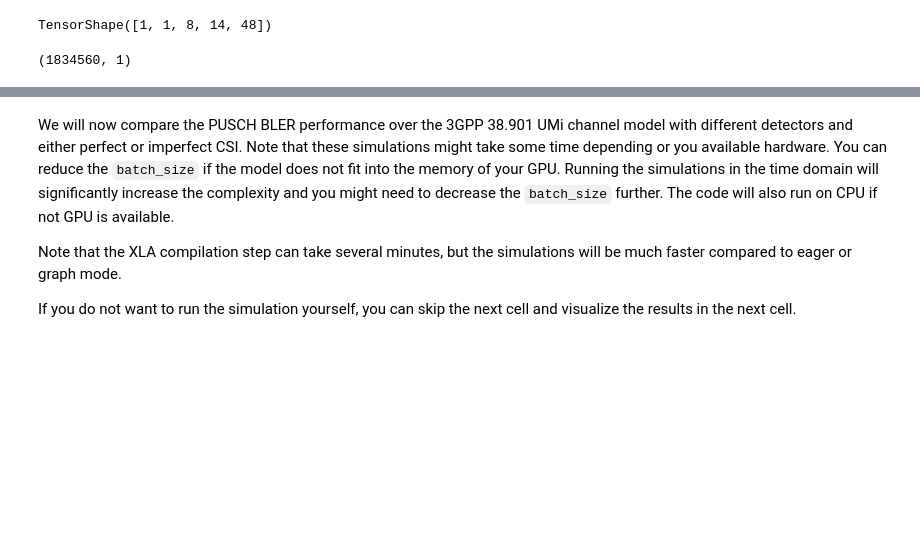
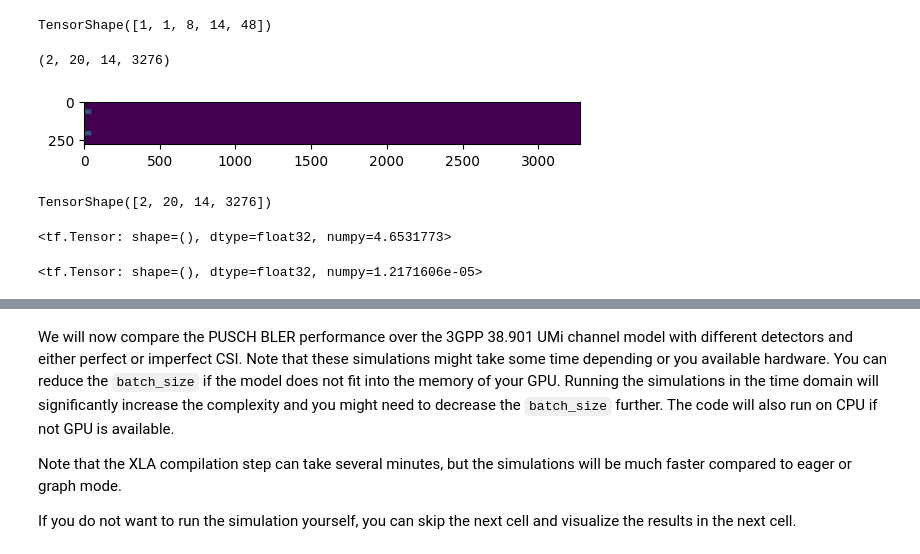
Before and after one commit to Thanh-Thanh-Thanh/thanh, a Jupyter notebook: examples/5G_NR_PUSCH_2.ipynb, the cells around one changed output, grey strips where cells are left out. Saved outputs shown, nothing was run; the diff lists cells and outputs as text; code cells hidden in the pictures; blank space fills up the shorter version.

```diff
--- a/examples/5G_NR_PUSCH_2.ipynb
+++ b/examples/5G_NR_PUSCH_2.ipynb
@@ -843,25 +833,61 @@ full_rxSigFreq[:,]
-# %%
-rxSigFreq = np.random.randn(3276*14*20*2,1) + 1j*np.random.randn(3276*14*20*2,1)
-rxSigFreq.shape
-# %% [output]
-(1834560, 1)
+# %%
+rxGridShape = [2,20,14,3276]
+rxSigFreq2 = tf.Variable(tf.zeros(rxGridShape, dtype=tf.complex64))
+slotSet = [4,5,14,15]
+RBStart = 0
+RBSize = 4
+subc_indices = slice(RBStart * 12, (RBStart + RBSize) * 12)
+
+puschGridShapePerSlot = [rxGridShape[0], rxGridShape[2], RBSize*12]
+for slotIdx in slotSet:
+    aaak = tf.complex(tf.random.normal(puschGridShapePerSlot),tf.random.normal(puschGridShapePerSlot))
+    rxSigFreq2[:,slotIdx,:,subc_indices].assign(aaak)
+print(rxSigFreq2.shape)
+plt.imshow(tf.reshape(tf.abs(rxSigFreq2[0]), (20*14,-1)));
+# %% [output]
+(2, 20, 14, 3276)
+[figure, added]
+# %%
+rxSigFreq2.shape
+# %% [output]
+TensorShape([2, 20, 14, 3276])
 # %%
-def setRxData(pusch_config, rxSigFreq, dir):
-    NRxAnt = 2
-    rxSigFreq = np.reshape(np.vstack((np.real(rxSigFreq), np.imag(rxSigFreq))).T, (-1, 1))
-    rxSigFreq = rxSigFreq / np.max(np.abs(rxSigFreq))
+def setRxData(rxSigFreq, dir):
+    # rxSigFreq shape (nRx, nSlotInGroup, num_symbols_per_slot, num_subcarriers)
+    rxSigFreq = tf.stack((tf.math.real(rxSigFreq), tf.math.imag(rxSigFreq)), axis=-1)
+    scaling = tf.math.reduce_max(tf.abs(rxSigFreq))
+    rxSigFreq = rxSigFreq / scaling
 
-    # Convert to fixed-point representation (assuming float2fix function)
-    def float2fix(value, total_bits, frac_bits):
-        scale = 2 ** frac_bits
-        return np.round(value * scale).astype(np.int16)  # Assuming 16-bit storage
-
-    rxSigFreq = float2fix(rxSigFreq * (np.abs(rxSigFreq) > 0), 16, 13)
-
-    # Store file
-    rxSigFreq = np.reshape(rxSigFreq, (-1, NRxAnt))
-    for rxIdx in range(NRxAnt):
+    float2fix = lambda value, frac_bits=13: tf.cast((value * (2 ** frac_bits)),tf.int16)
+    rxSigFreq = float2fix(rxSigFreq)
+    nRxAnt = rxSigFreq.shape[0]
+    for rxIdx in range(nRxAnt):
         file_path = os.path.join(dir, f'rx_ant_{rxIdx}.bin')
         with open(file_path, 'wb') as file:
-            file.write(rxSigFreq[:, rxIdx].astype(np.uint16).tobytes())
-setRxData(pusch_config, y[0,0], '.')
+            file.write(rxSigFreq[rxIdx])
+    return scaling
+setRxData(rxSigFreq2, '.')
+# %% [output]
+<tf.Tensor: shape=(), dtype=float32, numpy=4.6531773>
+# %%
+def getRxData(dir, rxGridShape):
+    # rxSigFreq shape (nRx,L,K)
+    # rxSigFreq = tf.Variable(tf.zeros(rxGridShape), dtype=tf.float32)
+    nRxAnt = rxGridShape[0]
+    rxSigFreq = tf.Variable(tf.zeros(rxGridShape, dtype=tf.complex64))
+    fix2float = lambda value, frac_bits=13: tf.cast(value,tf.float32) / (2.**frac_bits)
+
+    for rxIdx in range(nRxAnt):
+        file_path = os.path.join(dir, f'rx_ant_{rxIdx}.bin')
+        with open(file_path, 'rb') as file:
+            ant0 = file.read()
+        rxSigInt = tf.reshape(tf.io.decode_raw(ant0, tf.int16),[*rxGridShape[1:],2])
+        rxSigFloat = fix2float(rxSigInt)
+        rxSigComplex = tf.complex(rxSigFloat[...,0],rxSigFloat[...,1])
+        rxSigFreq[rxIdx].assign(rxSigComplex)
+
+    return rxSigFreq
+
+tf.math.reduce_variance(getRxData('.',[2,20,14,3276]) - rxSigFreq2/3.8419538)
+# %% [output]
+<tf.Tensor: shape=(), dtype=float32, numpy=1.2171606e-05>
```
Also changed, not shown: parts of 17 cells of this notebook, 52 other files.
